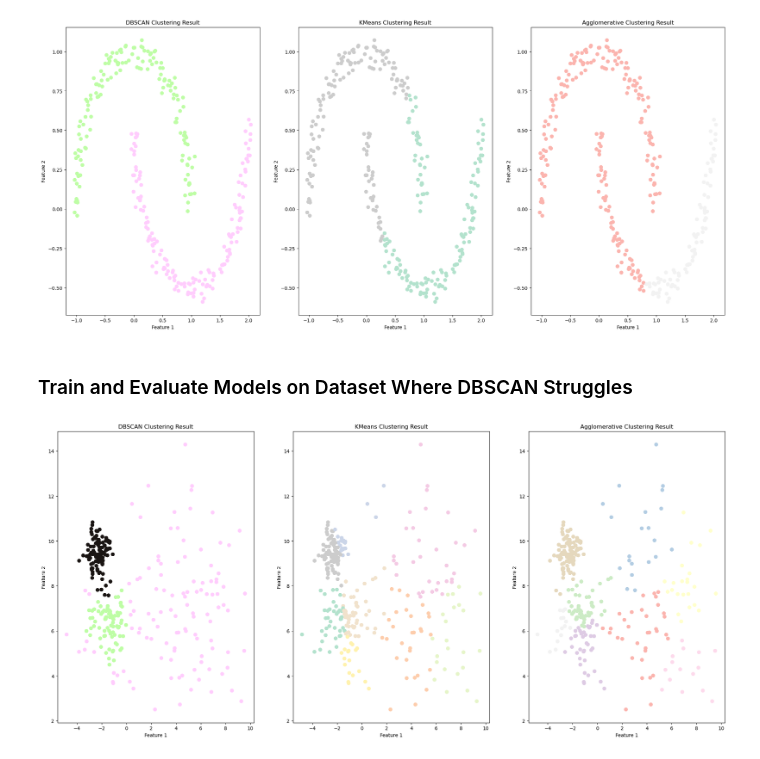
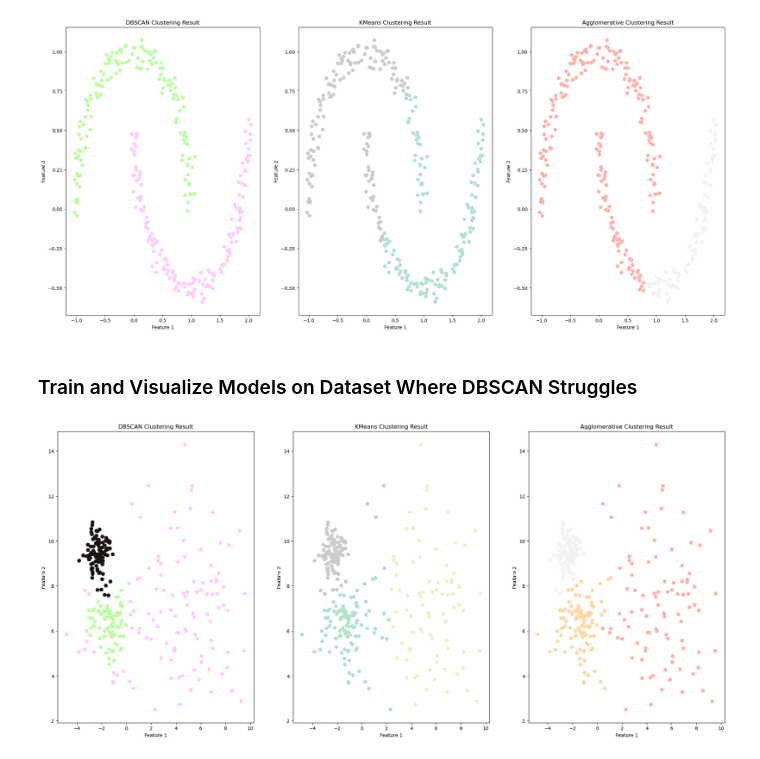
Before and after one commit to elhajn/BINF5507-Materials, a Jupyter notebook: Assignment3/main.ipynb, the cells around one changed output. Saved outputs shown, nothing was run; the diff lists cells and outputs as text; code cells hidden in the pictures.

```diff
--- a/Assignment3/main.ipynb
+++ b/Assignment3/main.ipynb
@@ -167,21 +136,19 @@ visualize_models(X, y_dbscan, y_kmeans, y_agglo)
 # %% [output]
 [figure]
 # %% [markdown]
-### Train and Evaluate Models on Dataset Where DBSCAN Struggles
+### Train and Visualize Models on Dataset Where DBSCAN Struggles
 # %%
 # generate synthetic data
 X, y = make_blobs(n_samples = 300,
                   centers = 3,
                   cluster_std = [1.0, 2.5, 0.5],
                   random_state = 27)
 
 # train models
-y_dbscan, y_kmeans, y_agglo = train_models(X)
-
-# evaluate models
-# silhouette_dbscan, silhouette_kmeans, silhouette_agglo = evaluate_models(X, y_dbscan, y_kmeans, y_agglo)
+y_dbscan, y_kmeans, y_agglo = train_models(X,
+                                           n_clusters = 3)
 
 # visualize models
 visualize_models(X, y_dbscan, y_kmeans, y_agglo)
 # %% [output]
-[figure, old version]
+[figure, new version]
```
Also changed, not shown: parts of 3 cells of this notebook.
